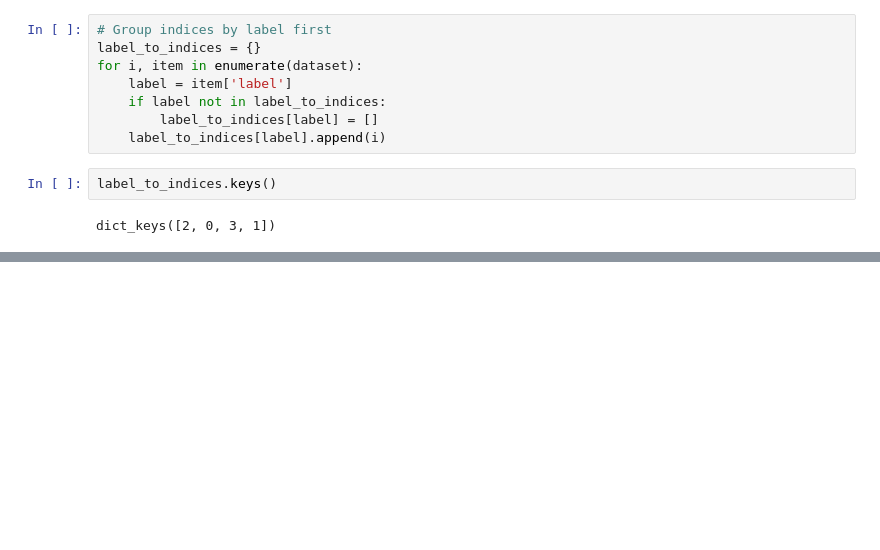
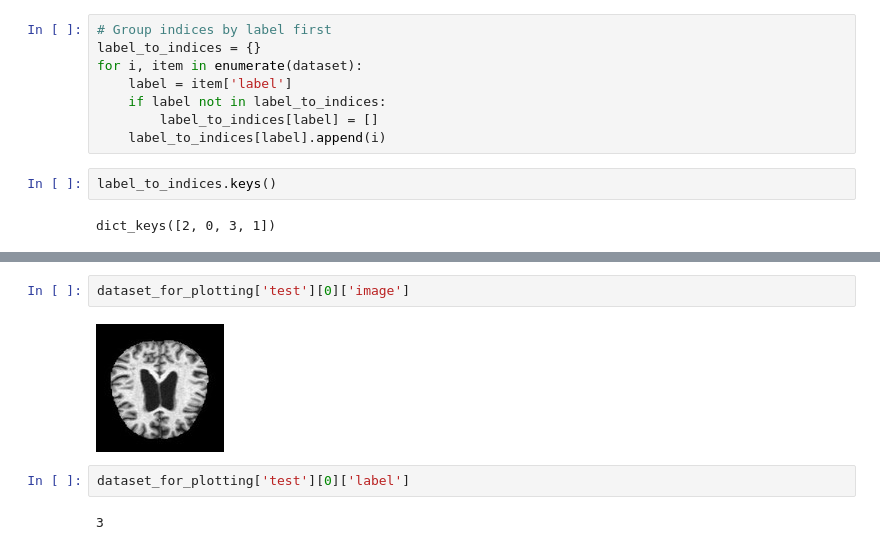
Before and after one commit to Cdennis51/Neurocheck, a Jupyter notebook: notebook/alz_explo_MM.ipynb, the cells around one changed output, grey strips where cells are left out. Cells and saved outputs as stored; diff of their text form; blank space fills up the shorter version.

```diff
--- a/notebook/alz_explo_MM.ipynb
+++ b/notebook/alz_explo_MM.ipynb
@@ -273,0 +286,8 @@ True label: Moderate_Demented, predicted label: {'label': 'Moderate_Demented', '
+# %%
+dataset_for_plotting['test'][0]['image']
+# %% [output]
+[figure, added]
+# %%
+dataset_for_plotting['test'][0]['label']
+# %% [output]
+3
```
Also changed, not shown: parts of 15 cells of this notebook.
